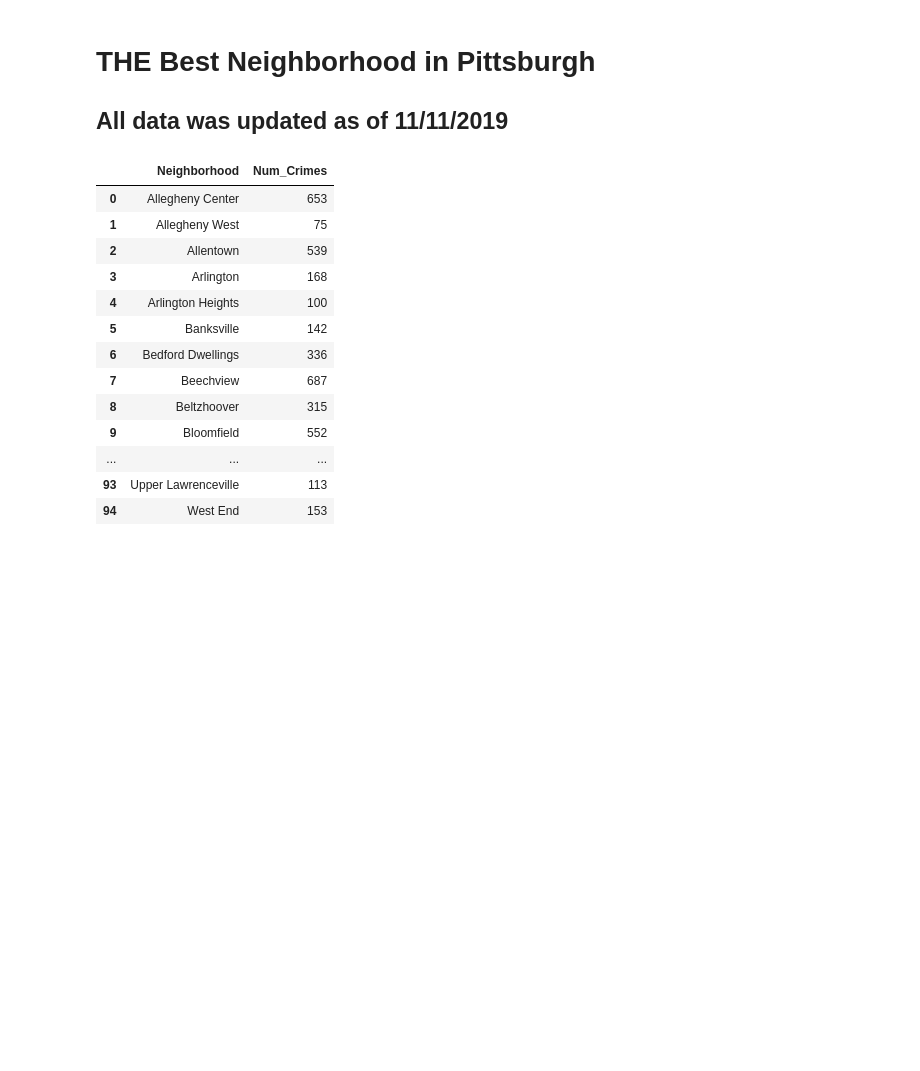
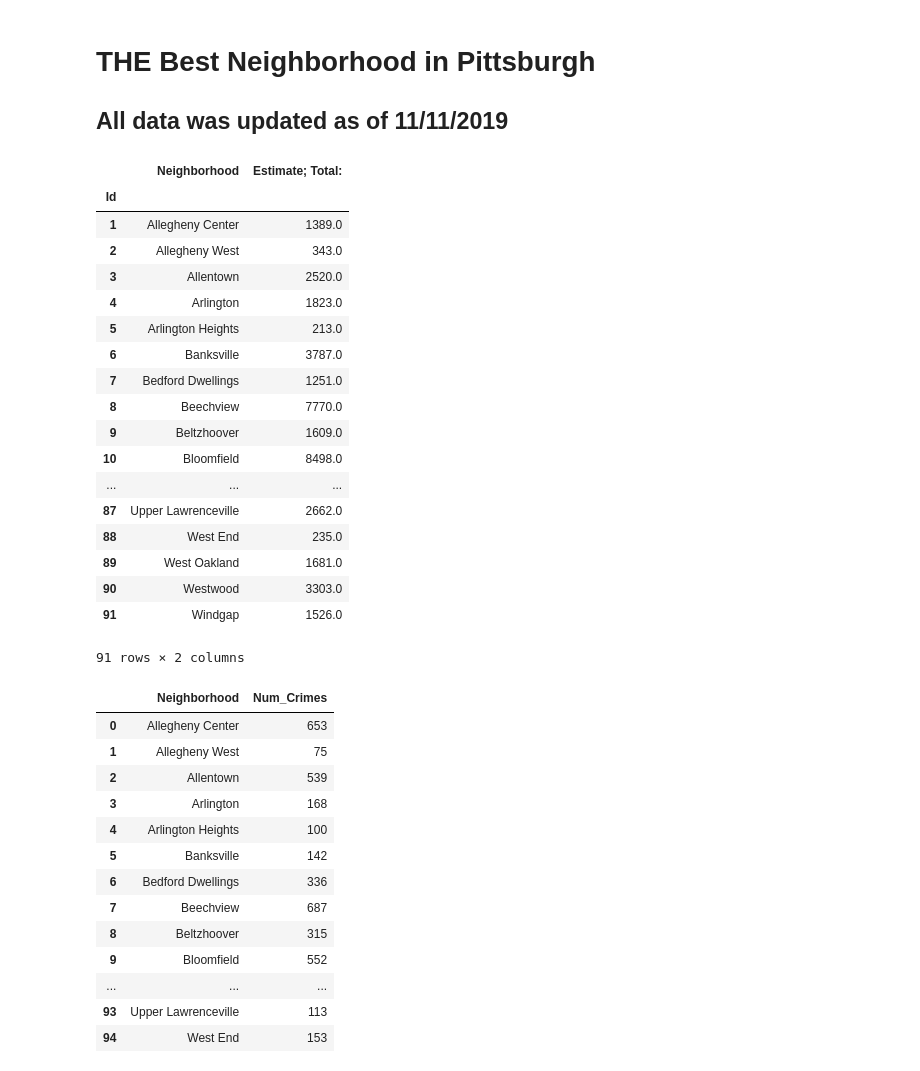
Before and after one commit to matgut33/0010-Final, a Jupyter notebook: Final-Project.ipynb, the cells around one changed output. Saved outputs shown, nothing was run; the diff lists cells and outputs as text; code cells hidden in the pictures; blank space fills up the shorter version.

```diff
--- a/Final-Project.ipynb
+++ b/Final-Project.ipynb
@@ -8,6 +8,33 @@ import pandas as pd
 arrests = pd.read_csv("Crime.csv")
 playgrounds = pd.read_csv("Playgrounds.csv")
 school_enrollment = pd.read_csv("SchoolEnrollment.csv", index_col="Id")
+# %%
+school_enrollment2 = school_enrollment[['Neighborhood', 'Estimate; Total:']]
+school_enrollment2.groupby('Estimate; Total:')
+#school_enrollment2 = school_enrollment2.to_frame()
+#school_enrollment2 = school_enrollment2.reset_index()
+
+school_enrollment2
+# %% [output]
+|  | Neighborhood | Estimate; Total: |
+| Id |  |  |
+| 1 | Allegheny Center | 1389.0 |
+| 2 | Allegheny West | 343.0 |
+| 3 | Allentown | 2520.0 |
+| 4 | Arlington | 1823.0 |
+| 5 | Arlington Heights | 213.0 |
+| 6 | Banksville | 3787.0 |
+| 7 | Bedford Dwellings | 1251.0 |
+| 8 | Beechview | 7770.0 |
+| 9 | Beltzhoover | 1609.0 |
+| 10 | Bloomfield | 8498.0 |
+| ... | ... | ... |
+| 87 | Upper Lawrenceville | 2662.0 |
+| 88 | West End | 235.0 |
+| 89 | West Oakland | 1681.0 |
+| 90 | Westwood | 3303.0 |
+| 91 | Windgap | 1526.0 |
+91 rows × 2 columns
 # %%
 #Counting number of times each neighboorhood is mentioned in Crime.csv
 #arrests_neighborhood = arrests.groupby('INCIDENTNEIGHBORHOOD').size().sort_values()
```
Also changed, not shown: parts of 1 cell of this notebook.
